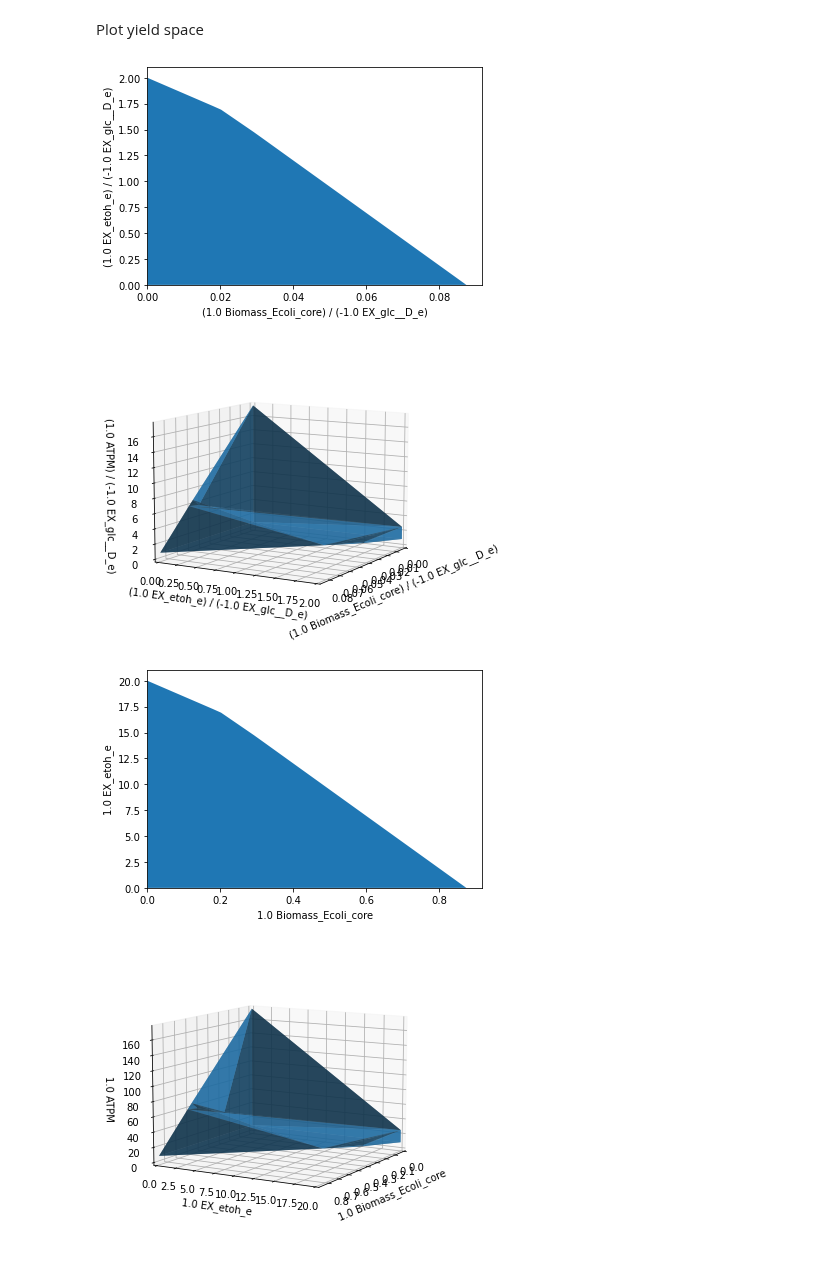
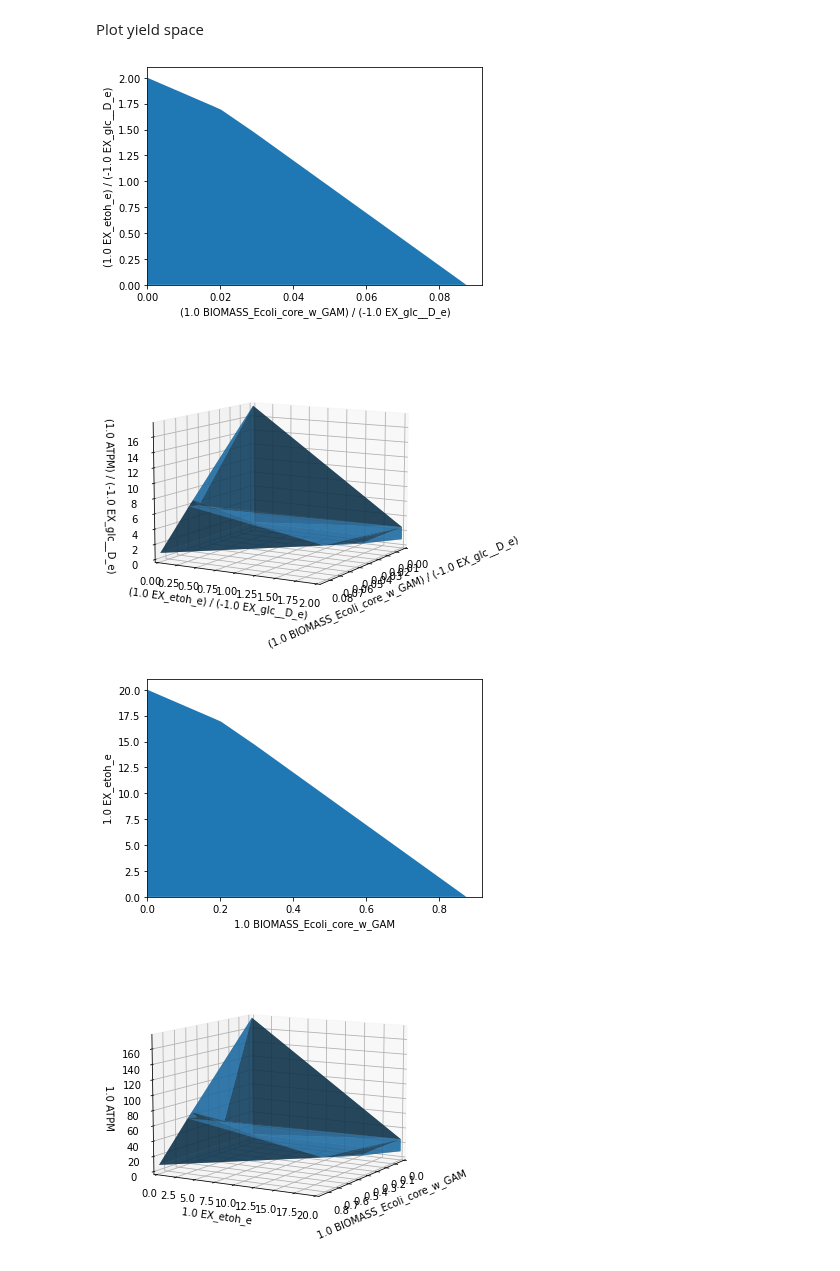
Before and after one commit to klamt-lab/straindesign, a Jupyter notebook: examples/JN_02_flux_and_yield_space.ipynb, the cells around one changed output. Cells and saved outputs as stored; diff of their text form; code cells hidden in the pictures.

Commit message:
plot mixed ys pp

```diff
--- a/examples/JN_02_flux_and_yield_space.ipynb
+++ b/examples/JN_02_flux_and_yield_space.ipynb
@@ -14,21 +24,26 @@ Academic license - for non-commercial use only - expires 2023-03-02
+# %%
+from cobra.io import load_model
+import straindesign as sd
+model = load_model("e_coli_core")
 # %% [markdown]
 Plot yield space
 # %%
 %autoreload
+%matplotlib qt
 # import matplotlib.pyplot as plt
-y1 = ('Biomass_Ecoli_core','-EX_glc__D_e')
+y1 = ('BIOMASS_Ecoli_core_w_GAM','-EX_glc__D_e')
 y2 = ('EX_etoh_e','-EX_glc__D_e')
 y3 = ('ATPM','-EX_glc__D_e')
 
 plot1 = sd.yield_space(model,(y1,y2))
 
 plot2 = sd.yield_space(model,(y1,y2,y3))
 
-plot3 = sd.phase_plane(model,('Biomass_Ecoli_core','EX_etoh_e'))
+plot3 = sd.phase_plane(model,('BIOMASS_Ecoli_core_w_GAM','EX_etoh_e'))
 
-plot4 = sd.phase_plane(model,('Biomass_Ecoli_core','EX_etoh_e','ATPM'))
+plot4 = sd.phase_plane(model,('BIOMASS_Ecoli_core_w_GAM','EX_etoh_e','ATPM'))
 # %% [output]
-[figure, old version]
+[figure, new version]
-[figure, old version]
+[figure, new version]
-[figure, old version]
+[figure, new version]
-[figure, old version]
+[figure, new version]
```
Also changed, not shown: parts of 3 cells of this notebook, 4 other files.
